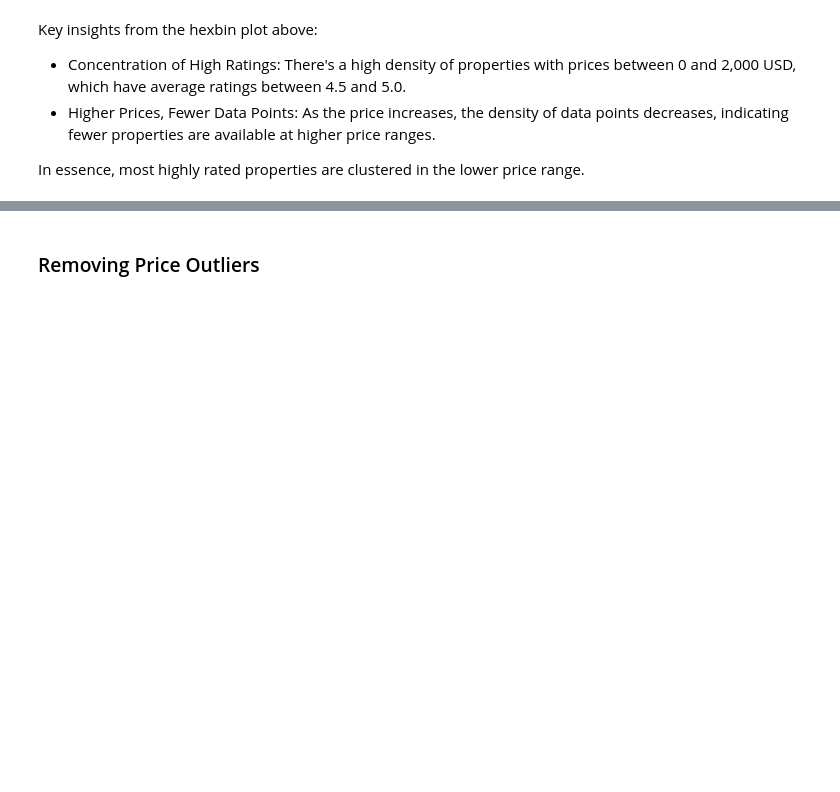
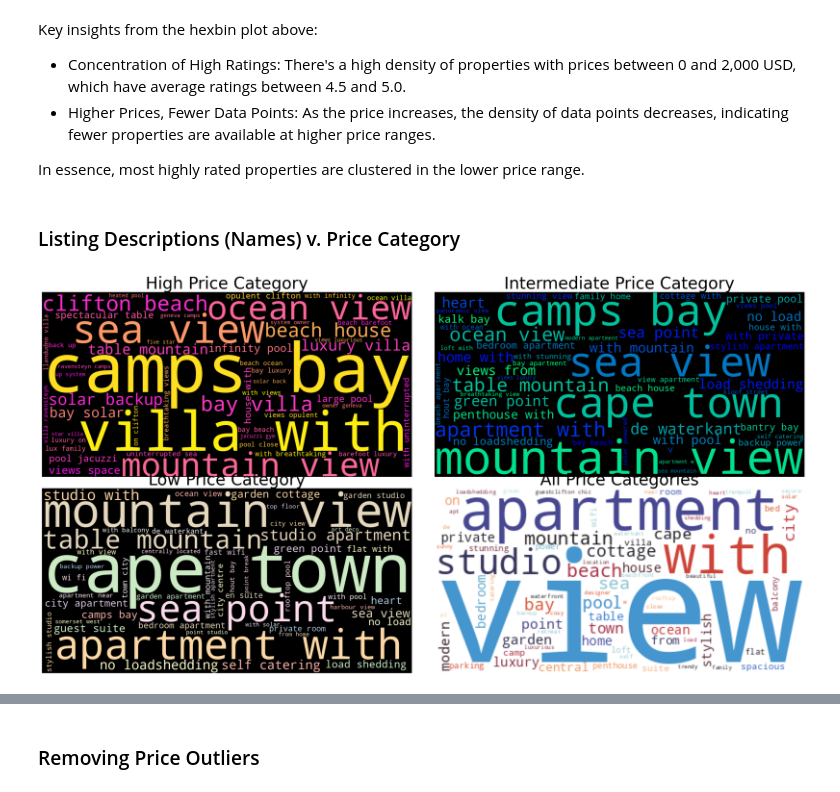
Before and after one commit to kev065/airbnb, a Jupyter notebook: notebook.ipynb, the cells around one changed output, grey strips where cells are left out. Saved outputs shown, nothing was run; the diff lists cells and outputs as text; code cells hidden in the pictures; blank space fills up the shorter version.

Commit message:
Add Wordcloud
- Listing Descriptions (Names) v. Price Category

```diff
--- a/notebook.ipynb
+++ b/notebook.ipynb
@@ -755,3 +755,5 @@ Key insights from the hexbin plot above:
 - Higher Prices, Fewer Data Points: As the price increases, the density of data points decreases, indicating fewer properties are available at higher price ranges.
 
 In essence, most highly rated properties are clustered in the lower price range.
+# %% [markdown]
+### Listing Descriptions (Names) v. Price Category
@@ -757,0 +791,24 @@ In essence, most highly rated properties are clustered in the lower price range.
+# %%
+# Plot the word clouds
+fig, axs = plt.subplots(2, 2, figsize=(20, 10))
+fig.tight_layout(pad=0)
+
+axs[0, 0].imshow(high_wc)
+axs[0, 0].set_title('High Price Category', fontsize=30)
+axs[0, 0].axis('off')
+
+axs[0, 1].imshow(int_wc)
+axs[0, 1].set_title('Intermediate Price Category', fontsize=30)
+axs[0, 1].axis('off')
+
+axs[1, 0].imshow(low_wc)
+axs[1, 0].set_title('Low Price Category', fontsize=30)
+axs[1, 0].axis('off')
+
+axs[1, 1].imshow(allprices_wc)
+axs[1, 1].set_title('All Price Categories', fontsize=30)
+axs[1, 1].axis('off')
+
+plt.show()
+# %% [output]
+[figure, added]
```
Also changed, not shown: parts of 2 cells of this notebook.
